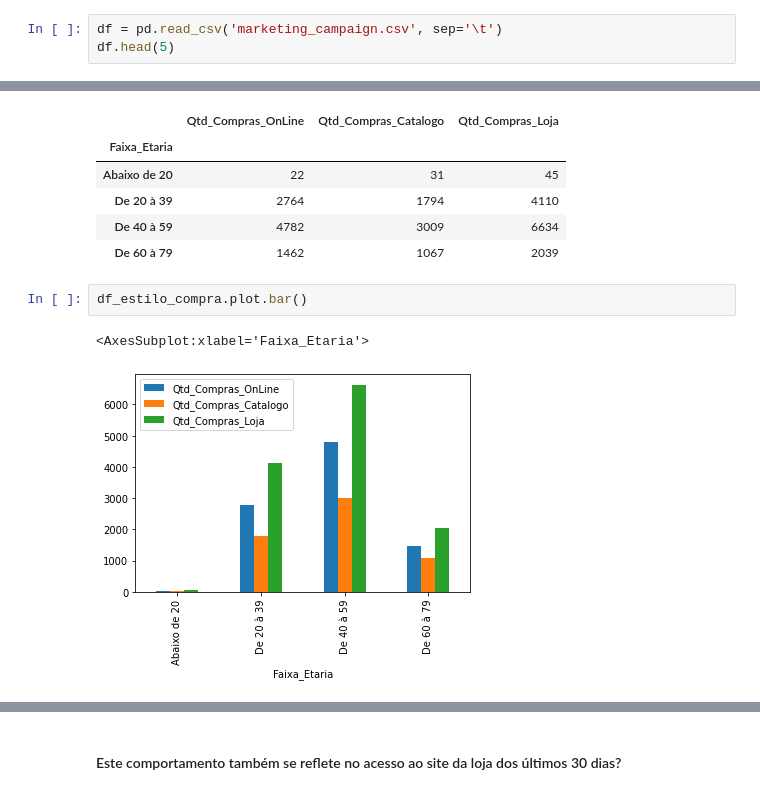
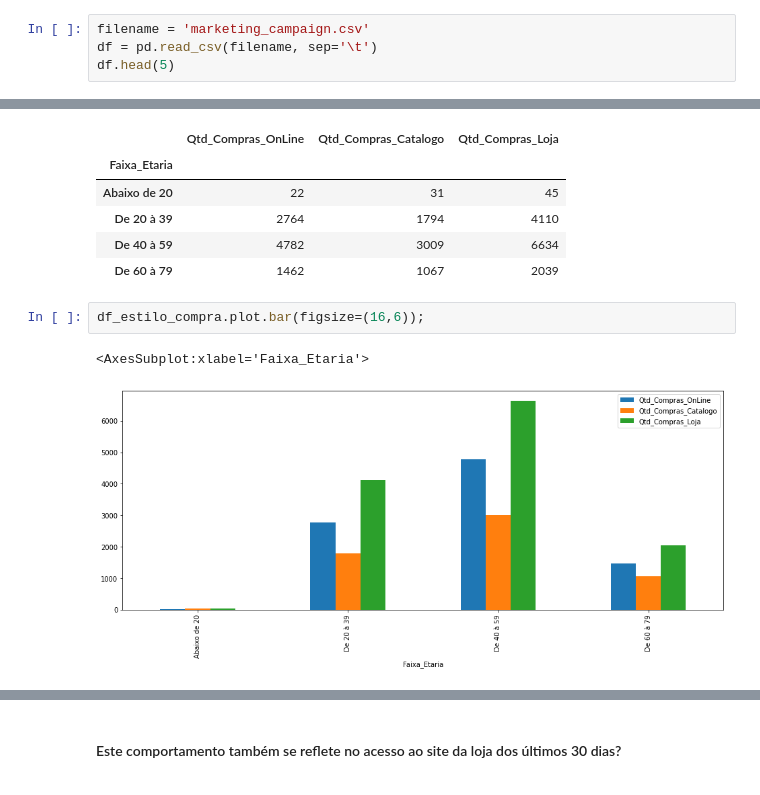
Before and after one commit to airtoncarneiro/LetsCode_Mod04, a Jupyter notebook: Customer Personality.ipynb, the cells around one changed output, grey strips where cells are left out. Saved outputs shown, nothing was run; the diff lists cells and outputs as text.

```diff
--- a/Customer Personality.ipynb
+++ b/Customer Personality.ipynb
@@ -63,7 +65,8 @@ pd.options.display.float_format= "{:,.2f}".format
 # %% [markdown]
 #### Lendo o Dataset e exibindo algumas linhas para se ter uma ideia do que há nele.
 # %%
-df = pd.read_csv('marketing_campaign.csv', sep='\t')
+filename = 'marketing_campaign.csv'
+df = pd.read_csv(filename, sep='\t')
 df.head(5)
 # %% [output]
 |  | ID | Year_Birth | Education | Marital_Status | Income | Kidhome | Teenhome | Dt_Customer | Recency | ... |
@@ -416,7 +466,7 @@ df_estilo_compra
 | De 40 à 59 | 4782 | 3009 | 6634 |
 | De 60 à 79 | 1462 | 1067 | 2039 |
 # %%
-df_estilo_compra.plot.bar()
+df_estilo_compra.plot.bar(figsize=(16,6));
 # %% [output]
 <AxesSubplot:xlabel='Faixa_Etaria'>
-[figure, old version]
+[figure, new version]
```
Also changed, not shown: parts of 28 cells of this notebook.
